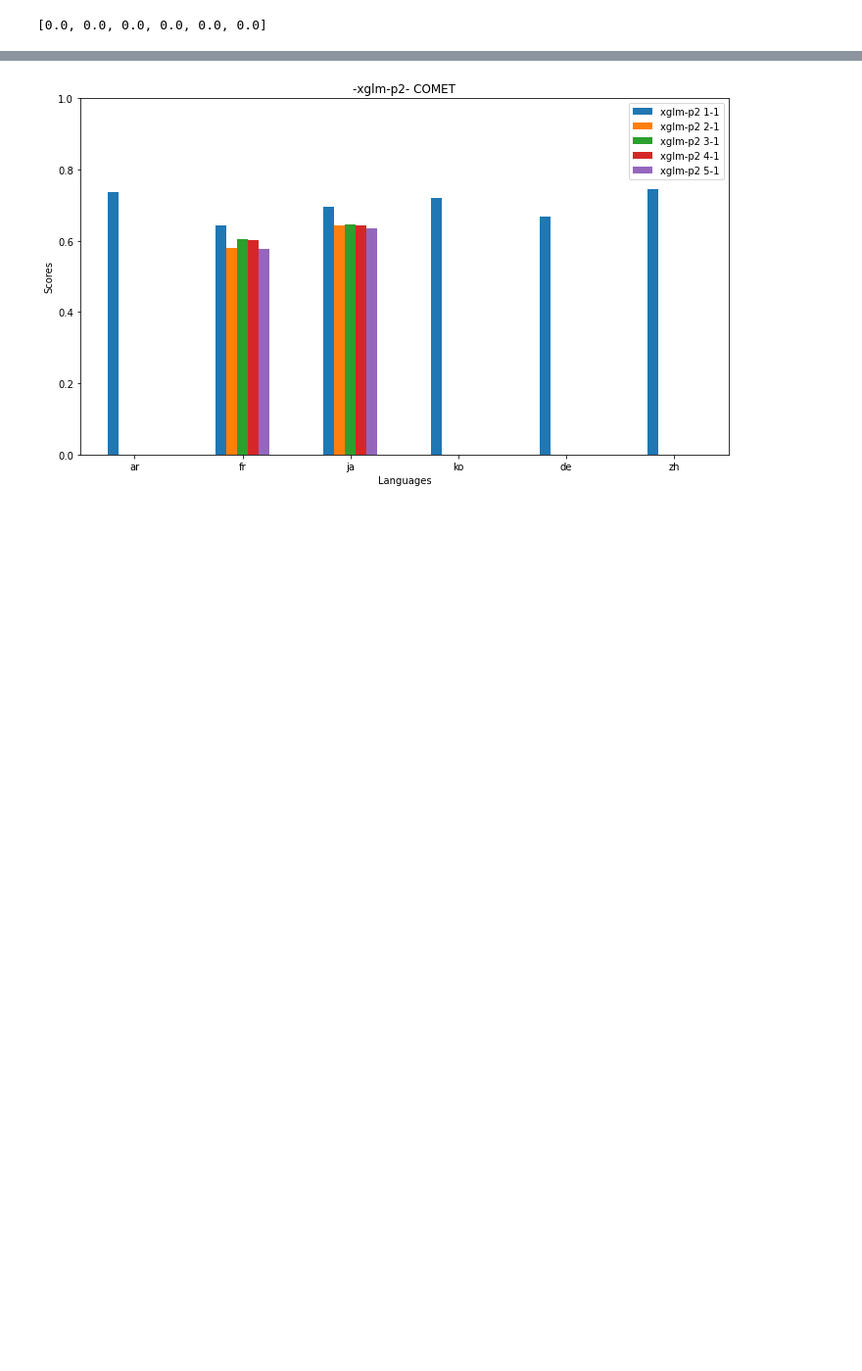
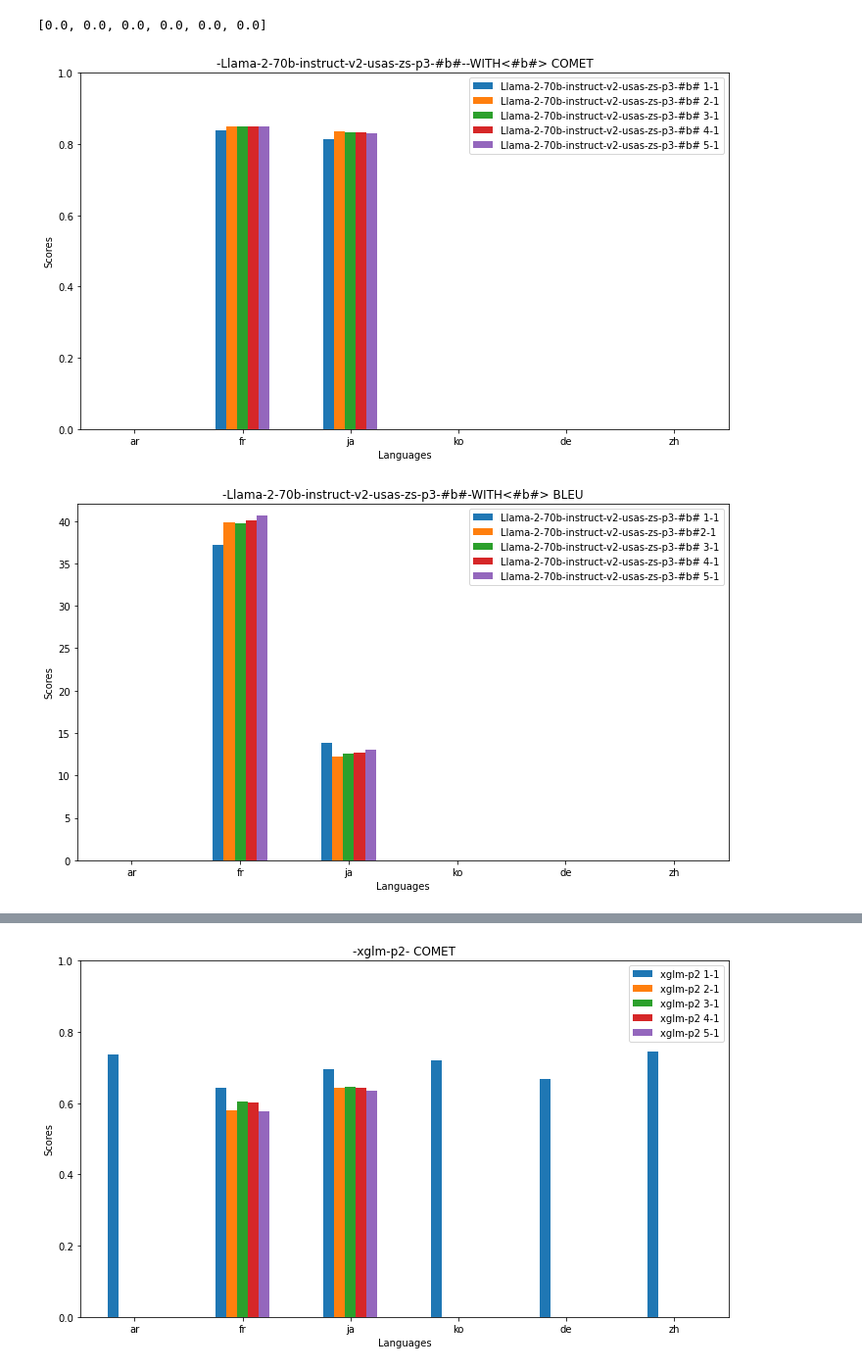
Before and after one commit to su0315/LLM_Contextual_Prompt_MT, a Jupyter notebook: notebook/result_visualization/context_size_comparison.ipynb, the cells around one changed output, grey strips where cells are left out. Shown at 98% size. Drawn from its saved outputs; the diff is of its cells as text; code cells hidden in the pictures; blank space fills up the shorter version.

```diff
--- a/notebook/result_visualization/context_size_comparison.ipynb
+++ b/notebook/result_visualization/context_size_comparison.ipynb
@@ -198,3 +384,8 @@ def scores_plot(model):
+# %%
+scores_plot_b("Llama-2-70b-instruct-v2-usas-zs-p3-#b#")
+# %% [output]
+[figure, added]
+[figure, added]
 # %%
 scores_plot("Llama-2-70b-instruct-v2-usas-zs-p3-#b#")
 # %% [output]
```
Also changed, not shown: parts of 10 cells of this notebook, 12 other files.
